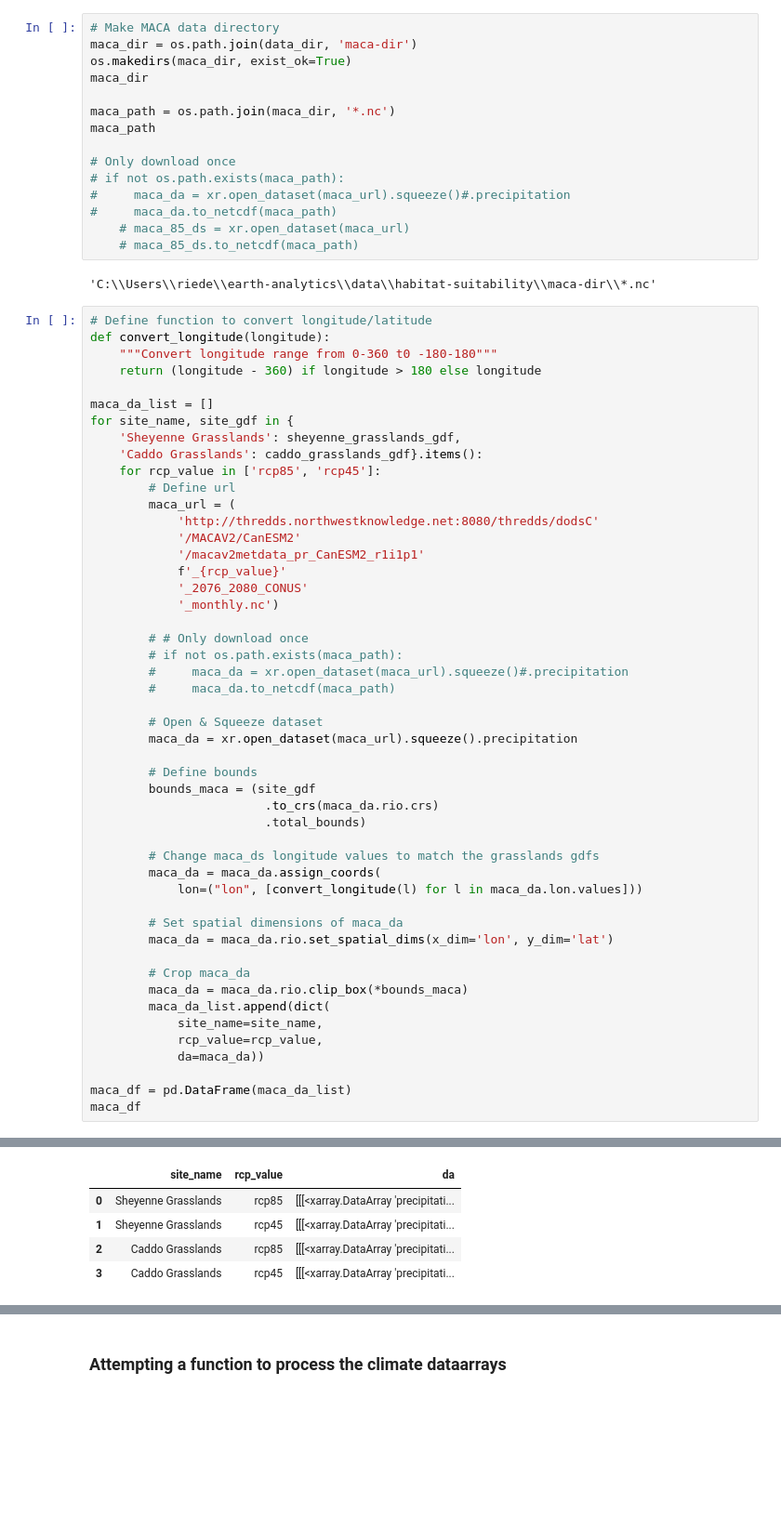
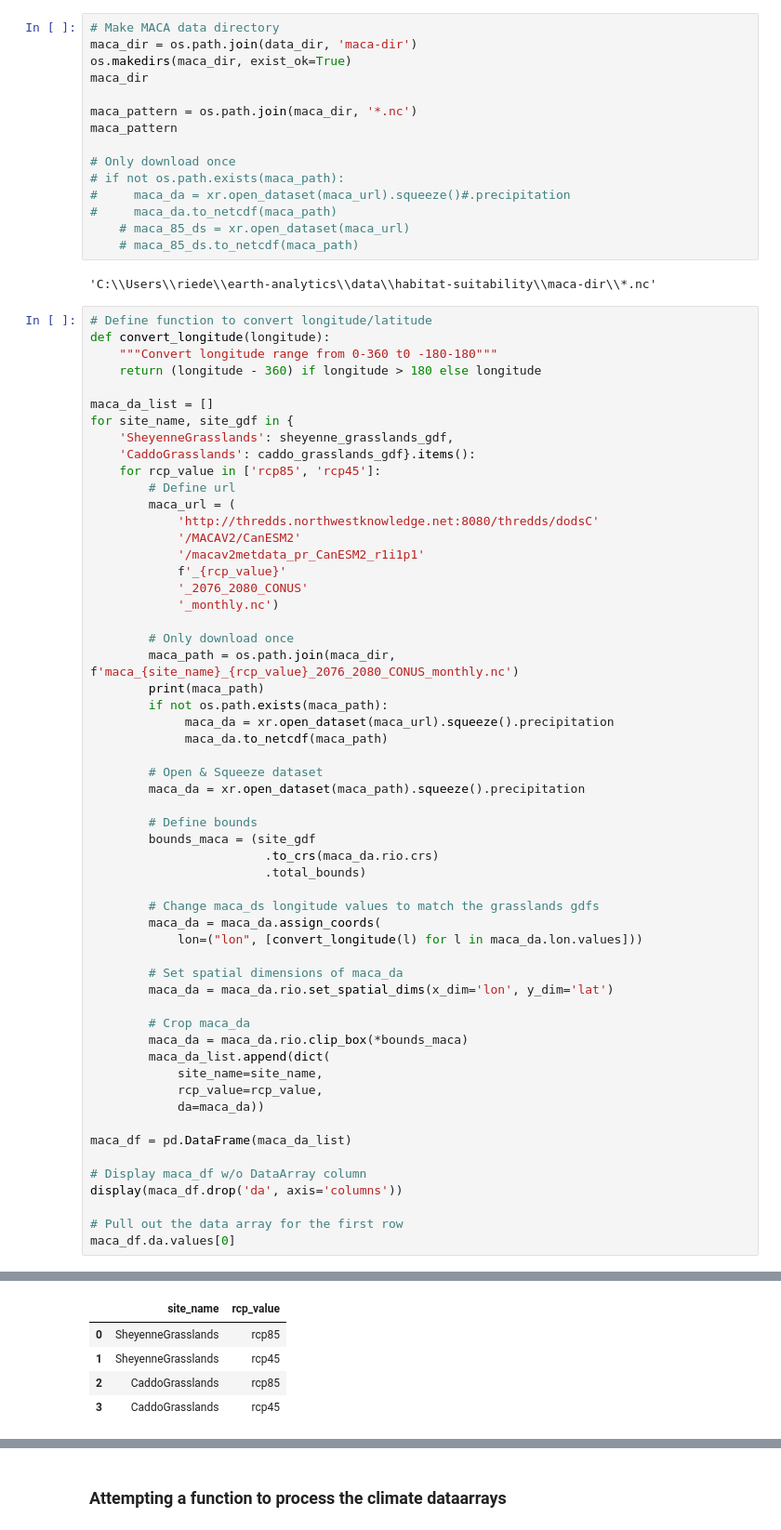
Before and after one commit to hanried/habitat-suitability, a Jupyter notebook: 03-habitat-suitability-climate.ipynb, the cells around one changed output, grey strips where cells are left out. Shown: that part at 93% size. Drawn from its saved outputs; the diff is of its cells as text; blank space fills up the shorter version.

Commit message:
got climate to download once

```diff
--- a/03-habitat-suitability-climate.ipynb
+++ b/03-habitat-suitability-climate.ipynb
@@ -35,8 +35,8 @@ maca_dir = os.path.join(data_dir, 'maca-dir')
 os.makedirs(maca_dir, exist_ok=True)
 maca_dir
 
-maca_path = os.path.join(maca_dir, '*.nc')
-maca_path
+maca_pattern = os.path.join(maca_dir, '*.nc')
+maca_pattern
 
 # Only download once
 # if not os.path.exists(maca_path):
@@ -54,8 +54,8 @@ def convert_longitude(longitude):
 
 maca_da_list = []
 for site_name, site_gdf in {
-    'Sheyenne Grasslands': sheyenne_grasslands_gdf,
-    'Caddo Grasslands': caddo_grasslands_gdf}.items():
+    'SheyenneGrasslands': sheyenne_grasslands_gdf,
+    'CaddoGrasslands': caddo_grasslands_gdf}.items():
     for rcp_value in ['rcp85', 'rcp45']:
         # Define url
         maca_url = (
@@ -66,13 +66,15 @@ for site_name, site_gdf in {
             '_2076_2080_CONUS'
             '_monthly.nc')
 
-        # # Only download once
-        # if not os.path.exists(maca_path):
-        #     maca_da = xr.open_dataset(maca_url).squeeze()#.precipitation
-        #     maca_da.to_netcdf(maca_path)
+        # Only download once
+        maca_path = os.path.join(maca_dir, f'maca_{site_name}_{rcp_value}_2076_2080_CONUS_monthly.nc')
+        print(maca_path)
+        if not os.path.exists(maca_path):
+             maca_da = xr.open_dataset(maca_url).squeeze().precipitation
+             maca_da.to_netcdf(maca_path)
 
         # Open & Squeeze dataset
-        maca_da = xr.open_dataset(maca_url).squeeze().precipitation
+        maca_da = xr.open_dataset(maca_path).squeeze().precipitation
 
         # Define bounds
         bounds_maca = (site_gdf
@@ -94,5 +96,10 @@ for site_name, site_gdf in {
             da=maca_da))
 
 maca_df = pd.DataFrame(maca_da_list)
-maca_df
+
+# Display maca_df w/o DataArray column
+display(maca_df.drop('da', axis='columns'))
+
+# Pull out the data array for the first row
+maca_df.da.values[0]
 # %% [output]
@@ -99,5 +110,5 @@ maca_df
-|  | site_name | rcp_value | da |
-| 0 | Sheyenne Grasslands | rcp85 | [[[<xarray.DataArray 'precipitati... |
-| 1 | Sheyenne Grasslands | rcp45 | [[[<xarray.DataArray 'precipitati... |
-| 2 | Caddo Grasslands | rcp85 | [[[<xarray.DataArray 'precipitati... |
-| 3 | Caddo Grasslands | rcp45 | [[[<xarray.DataArray 'precipitati... |
+|  | site_name | rcp_value |
+| 0 | SheyenneGrasslands | rcp85 |
+| 1 | SheyenneGrasslands | rcp45 |
+| 2 | CaddoGrasslands | rcp85 |
+| 3 | CaddoGrasslands | rcp45 |
```
Also changed, not shown: parts of 1 cell of this notebook.
